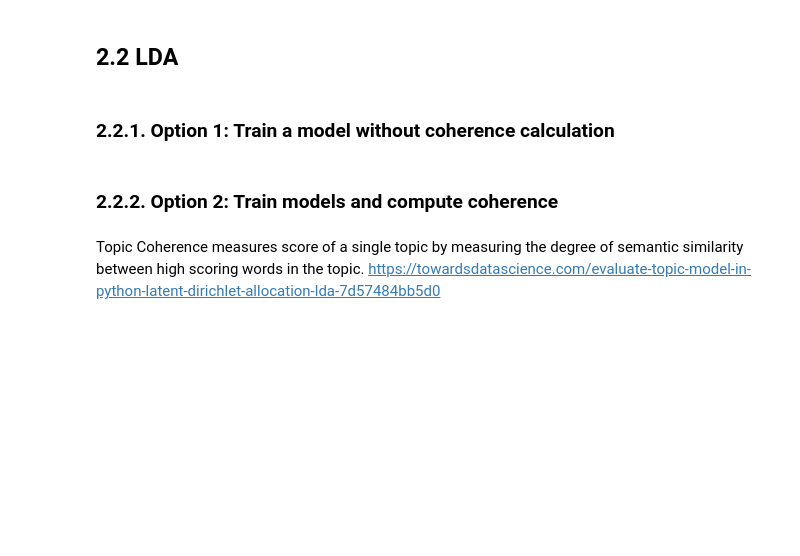
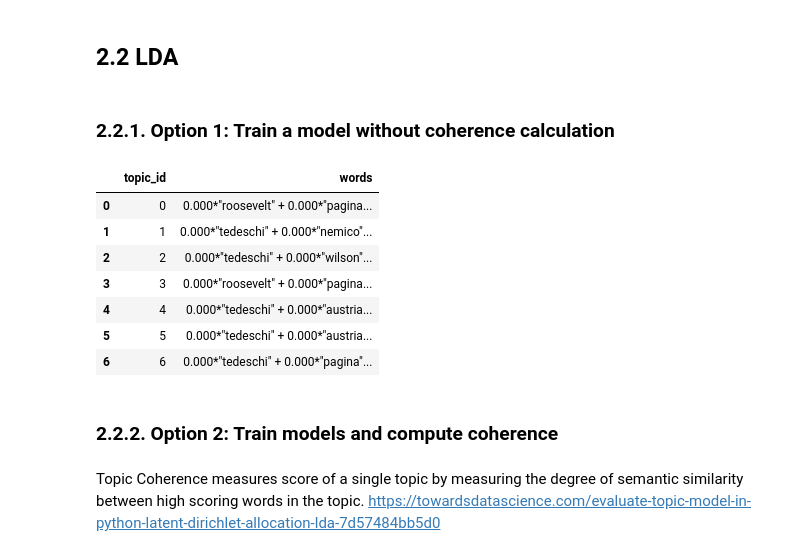
Before and after one commit to DHARPA-Project/TopicModelling-, a Jupyter notebook: topic_modelling.ipynb, the cells around one changed output. Drawn from its saved outputs; the diff is of its cells as text; code cells hidden in the pictures; blank space fills up the shorter version.

```diff
--- a/topic_modelling.ipynb
+++ b/topic_modelling.ipynb
@@ -771,3 +780,7 @@ corpus = [id2word.doc2bow(text) for text in corpus_model]
+# %%
+tfidf = models.TfidfModel(corpus)
+#uncomment the following line is tf-idf needs to be performed before LDA
+corpus = tfidf[corpus]
 # %% [markdown]
 ## 2.2 LDA
 # %%
@@ -788,6 +801,17 @@ model = gensim.models.ldamulticore.LdaMulticore(corpus, id2word=id2word, num_top
 topic_print_model = model.print_topics(num_words=30)
 # %%
 df_topic_print_model = pd.DataFrame(topic_print_model, columns=['topic_id','words'])
+# %%
+df_topic_print_model
+# %% [output]
+|  | topic_id | words |
+| 0 | 0 | 0.000*"roosevelt" + 0.000*"pagina... |
+| 1 | 1 | 0.000*"tedeschi" + 0.000*"nemico"... |
+| 2 | 2 | 0.000*"tedeschi" + 0.000*"wilson"... |
+| 3 | 3 | 0.000*"roosevelt" + 0.000*"pagina... |
+| 4 | 4 | 0.000*"tedeschi" + 0.000*"austria... |
+| 5 | 5 | 0.000*"tedeschi" + 0.000*"austria... |
+| 6 | 6 | 0.000*"tedeschi" + 0.000*"pagina"... |
 # %%
 df_topic_print_model.to_csv(output_folder +'/topics_without_coherence.csv')
 # %% [markdown]
```
Also changed, not shown: parts of 2 cells of this notebook.
